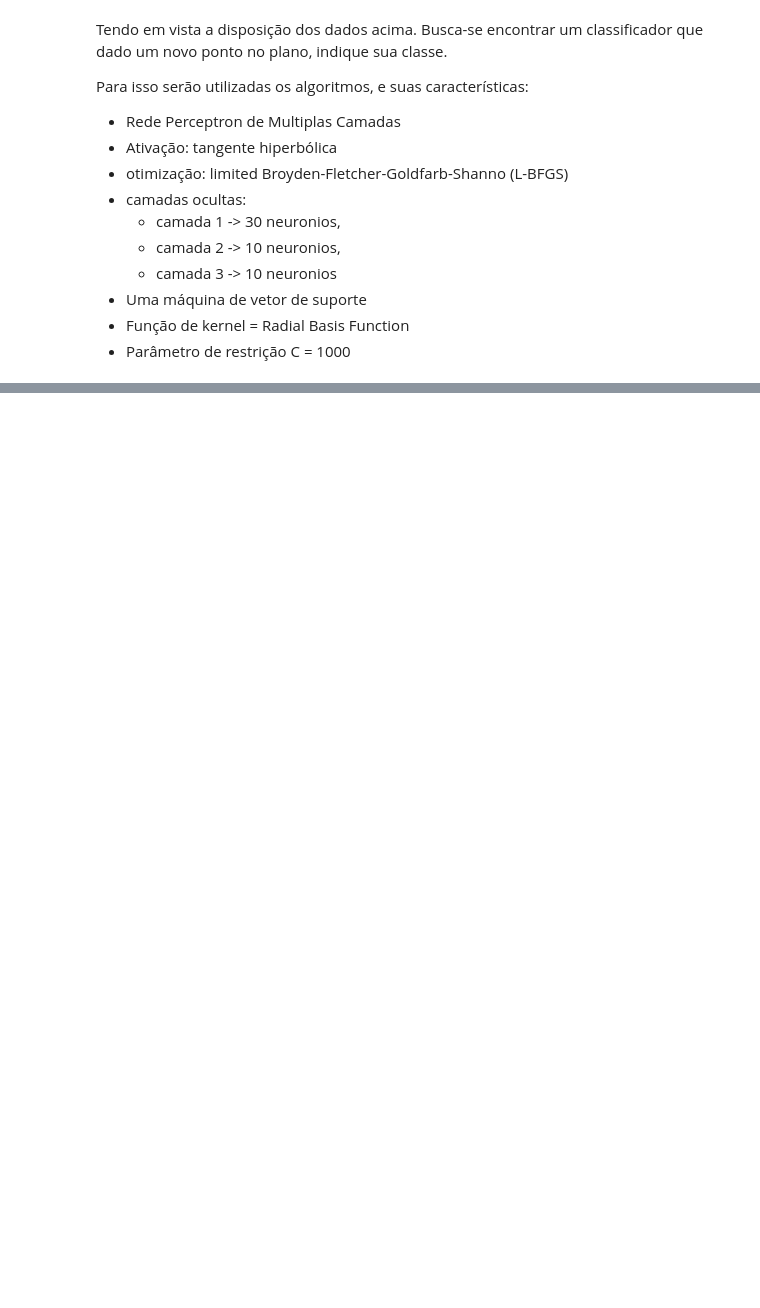
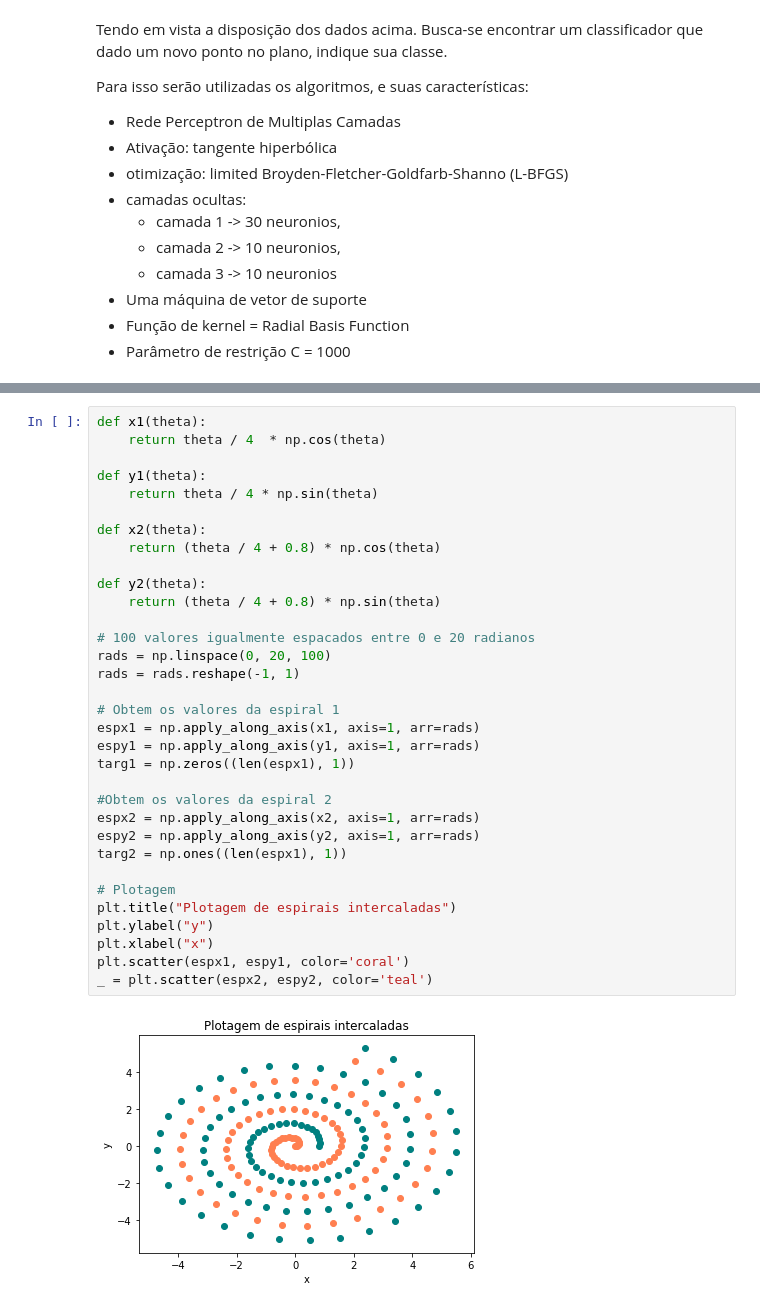
Before and after one commit to edujtm/machine-learning-course, a Jupyter notebook: Supervised Machine Learning.ipynb, the cells around one changed output, grey strips where cells are left out. Cells and saved outputs as stored; diff of their text form; blank space fills up the shorter version.

```diff
--- a/Supervised Machine Learning.ipynb
+++ b/Supervised Machine Learning.ipynb
@@ -468,0 +492,35 @@ Como pode ser obserado, as predições aproximam bastante as classes iniciais. P
+# %%
+def x1(theta):
+    return theta / 4  * np.cos(theta)
+
+def y1(theta):
+    return theta / 4 * np.sin(theta)
+
+def x2(theta):
+    return (theta / 4 + 0.8) * np.cos(theta)
+
+def y2(theta):
+    return (theta / 4 + 0.8) * np.sin(theta)
+
+# 100 valores igualmente espacados entre 0 e 20 radianos
+rads = np.linspace(0, 20, 100)
+rads = rads.reshape(-1, 1)
+
+# Obtem os valores da espiral 1
+espx1 = np.apply_along_axis(x1, axis=1, arr=rads)
+espy1 = np.apply_along_axis(y1, axis=1, arr=rads)
+targ1 = np.zeros((len(espx1), 1))
+
+#Obtem os valores da espiral 2
+espx2 = np.apply_along_axis(x2, axis=1, arr=rads)
+espy2 = np.apply_along_axis(y2, axis=1, arr=rads)
+targ2 = np.ones((len(espx1), 1))
+
+# Plotagem
+plt.title("Plotagem de espirais intercaladas")
+plt.ylabel("y")
+plt.xlabel("x")
+plt.scatter(espx1, espy1, color='coral')
+_ = plt.scatter(espx2, espy2, color='teal')
+# %% [output]
+[figure, added]
```
Also changed, not shown: parts of 14 cells of this notebook.
